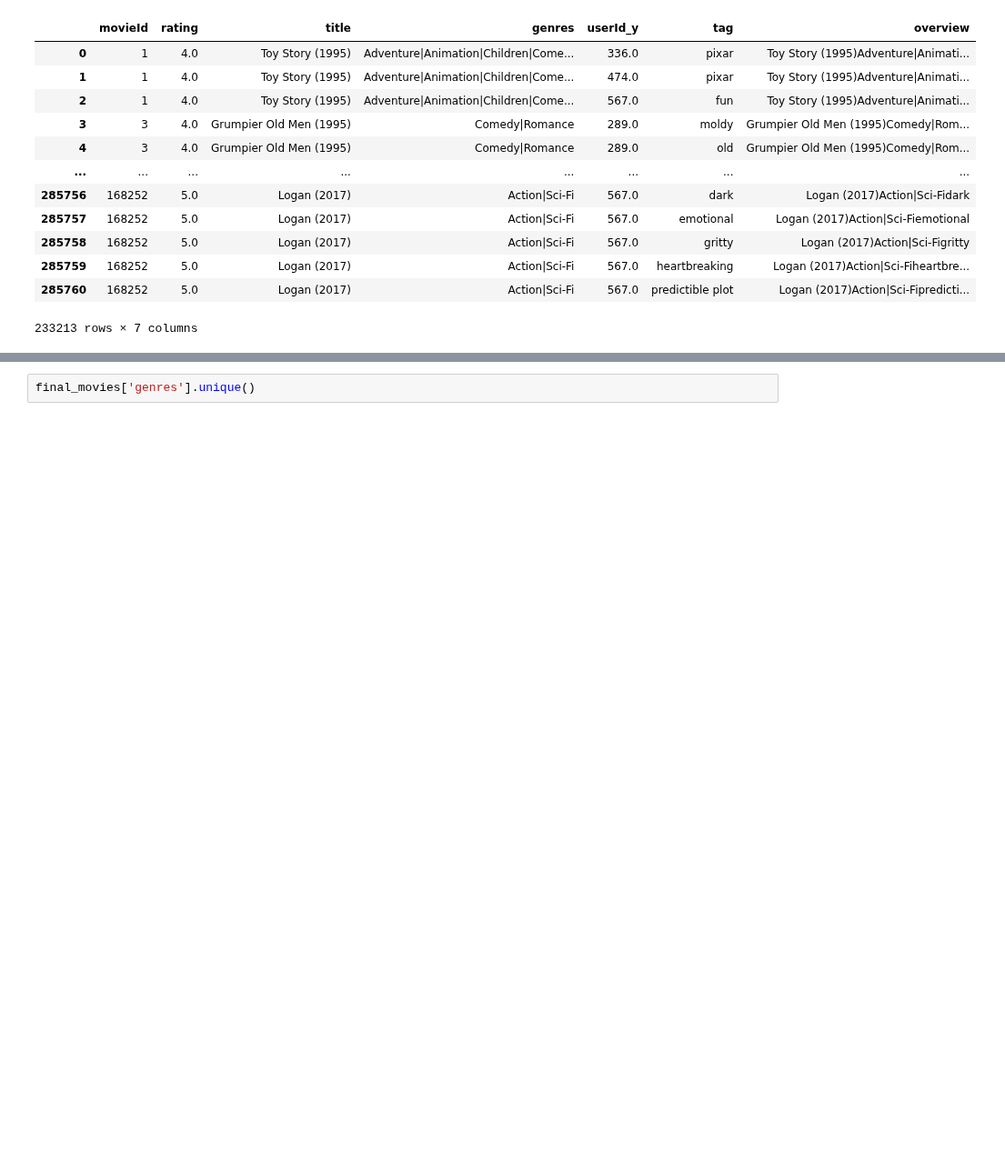
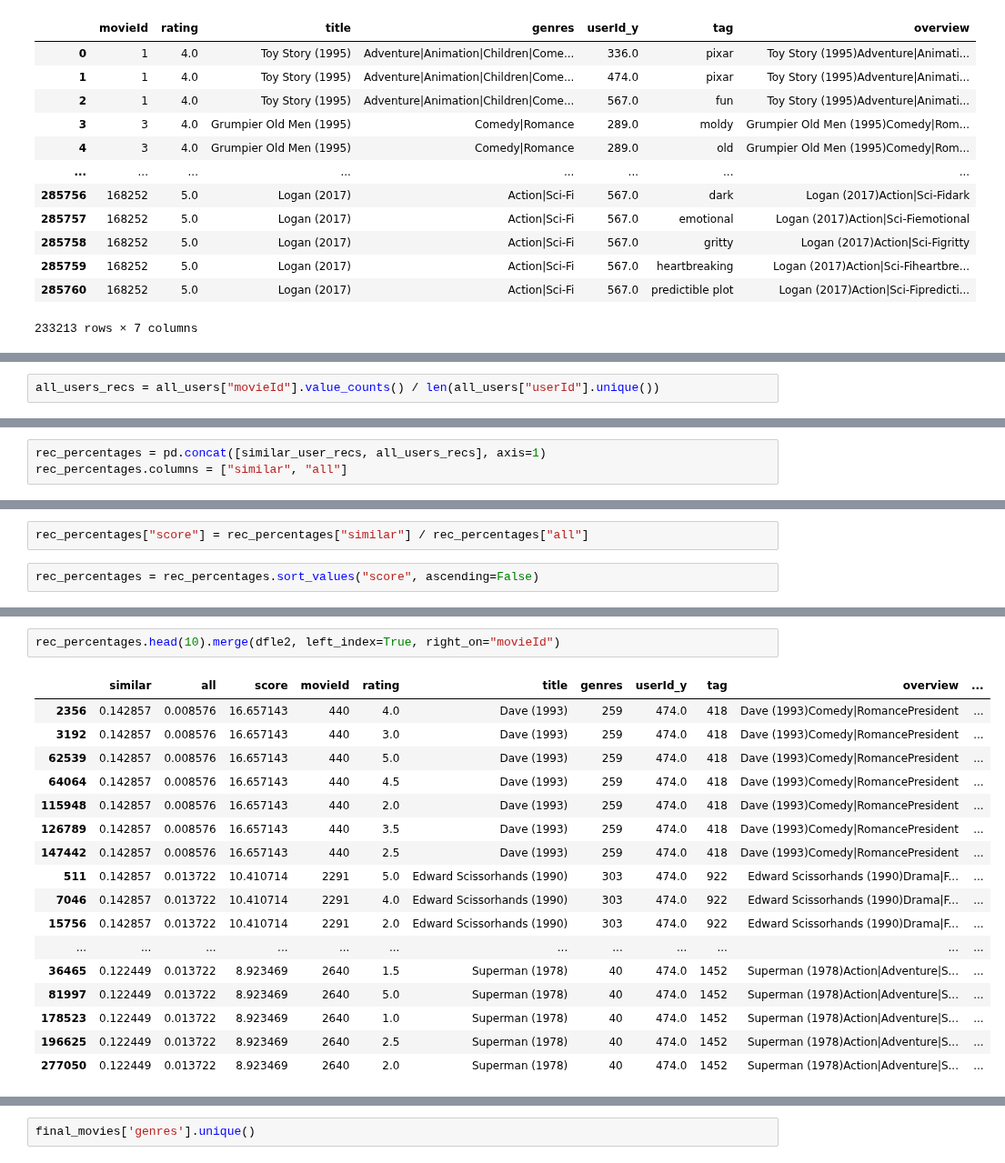
Before and after one commit to stephcia/movie-recommendation-system, a Jupyter notebook: Charlie.ipynb, the cells around one changed output, grey strips where cells are left out. Shown at 91% size. Cells and saved outputs as stored; diff of their text form; blank space fills up the shorter version.

```diff
--- a/Charlie.ipynb
+++ b/Charlie.ipynb
@@ -208,0 +390,2 @@ final_movies
+# %%
+all_users_recs = all_users["movieId"].value_counts() / len(all_users["userId"].unique())
@@ -208,0 +407,3 @@ final_movies
+# %%
+rec_percentages = pd.concat([similar_user_recs, all_users_recs], axis=1)
+rec_percentages.columns = ["similar", "all"]
@@ -208,0 +426,4 @@ final_movies
+# %%
+rec_percentages["score"] = rec_percentages["similar"] / rec_percentages["all"]
+# %%
+rec_percentages = rec_percentages.sort_values("score", ascending=False)
@@ -208,0 +446,20 @@ final_movies
+# %%
+rec_percentages.head(10).merge(dfle2, left_index=True, right_on="movieId")
+# %% [output]
+|  | similar | all | score | movieId | rating | title | genres | userId_y | tag | overview | ... |
+| 2356 | 0.142857 | 0.008576 | 16.657143 | 440 | 4.0 | Dave (1993) | 259 | 474.0 | 418 | Dave (1993)Comedy|RomancePresident | ... |
+| 3192 | 0.142857 | 0.008576 | 16.657143 | 440 | 3.0 | Dave (1993) | 259 | 474.0 | 418 | Dave (1993)Comedy|RomancePresident | ... |
+| 62539 | 0.142857 | 0.008576 | 16.657143 | 440 | 5.0 | Dave (1993) | 259 | 474.0 | 418 | Dave (1993)Comedy|RomancePresident | ... |
+| 64064 | 0.142857 | 0.008576 | 16.657143 | 440 | 4.5 | Dave (1993) | 259 | 474.0 | 418 | Dave (1993)Comedy|RomancePresident | ... |
+| 115948 | 0.142857 | 0.008576 | 16.657143 | 440 | 2.0 | Dave (1993) | 259 | 474.0 | 418 | Dave (1993)Comedy|RomancePresident | ... |
+| 126789 | 0.142857 | 0.008576 | 16.657143 | 440 | 3.5 | Dave (1993) | 259 | 474.0 | 418 | Dave (1993)Comedy|RomancePresident | ... |
+| 147442 | 0.142857 | 0.008576 | 16.657143 | 440 | 2.5 | Dave (1993) | 259 | 474.0 | 418 | Dave (1993)Comedy|RomancePresident | ... |
+| 511 | 0.142857 | 0.013722 | 10.410714 | 2291 | 5.0 | Edward Scissorhands (1990) | 303 | 474.0 | 922 | Edward Scissorhands (1990)Drama|F... | ... |
+| 7046 | 0.142857 | 0.013722 | 10.410714 | 2291 | 4.0 | Edward Scissorhands (1990) | 303 | 474.0 | 922 | Edward Scissorhands (1990)Drama|F... | ... |
+| 15756 | 0.142857 | 0.013722 | 10.410714 | 2291 | 2.0 | Edward Scissorhands (1990) | 303 | 474.0 | 922 | Edward Scissorhands (1990)Drama|F... | ... |
+| ... | ... | ... | ... | ... | ... | ... | ... | ... | ... | ... | ... |
+| 36465 | 0.122449 | 0.013722 | 8.923469 | 2640 | 1.5 | Superman (1978) | 40 | 474.0 | 1452 | Superman (1978)Action|Adventure|S... | ... |
+| 81997 | 0.122449 | 0.013722 | 8.923469 | 2640 | 5.0 | Superman (1978) | 40 | 474.0 | 1452 | Superman (1978)Action|Adventure|S... | ... |
+| 178523 | 0.122449 | 0.013722 | 8.923469 | 2640 | 1.0 | Superman (1978) | 40 | 474.0 | 1452 | Superman (1978)Action|Adventure|S... | ... |
+| 196625 | 0.122449 | 0.013722 | 8.923469 | 2640 | 2.5 | Superman (1978) | 40 | 474.0 | 1452 | Superman (1978)Action|Adventure|S... | ... |
+| 277050 | 0.122449 | 0.013722 | 8.923469 | 2640 | 2.0 | Superman (1978) | 40 | 474.0 | 1452 | Superman (1978)Action|Adventure|S... | ... |
```
Also changed, not shown: parts of 35 cells of this notebook.
